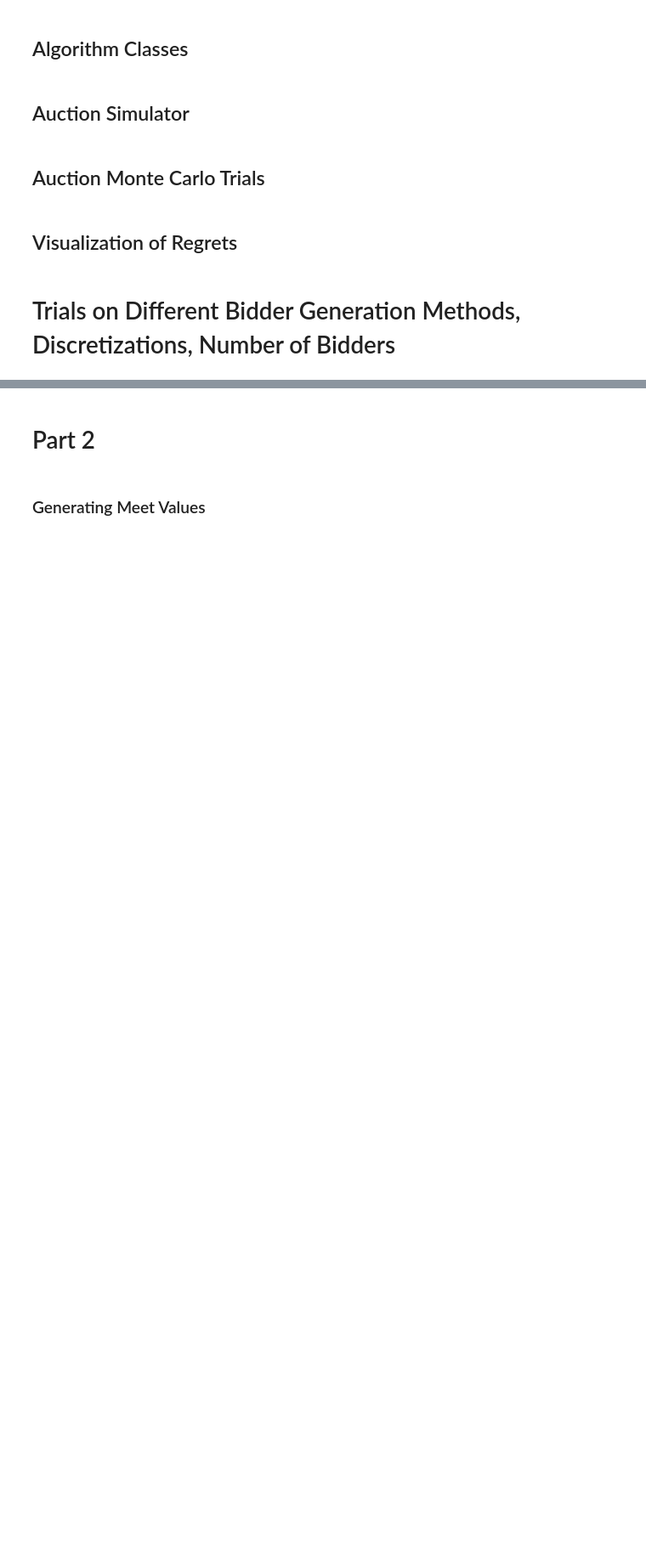
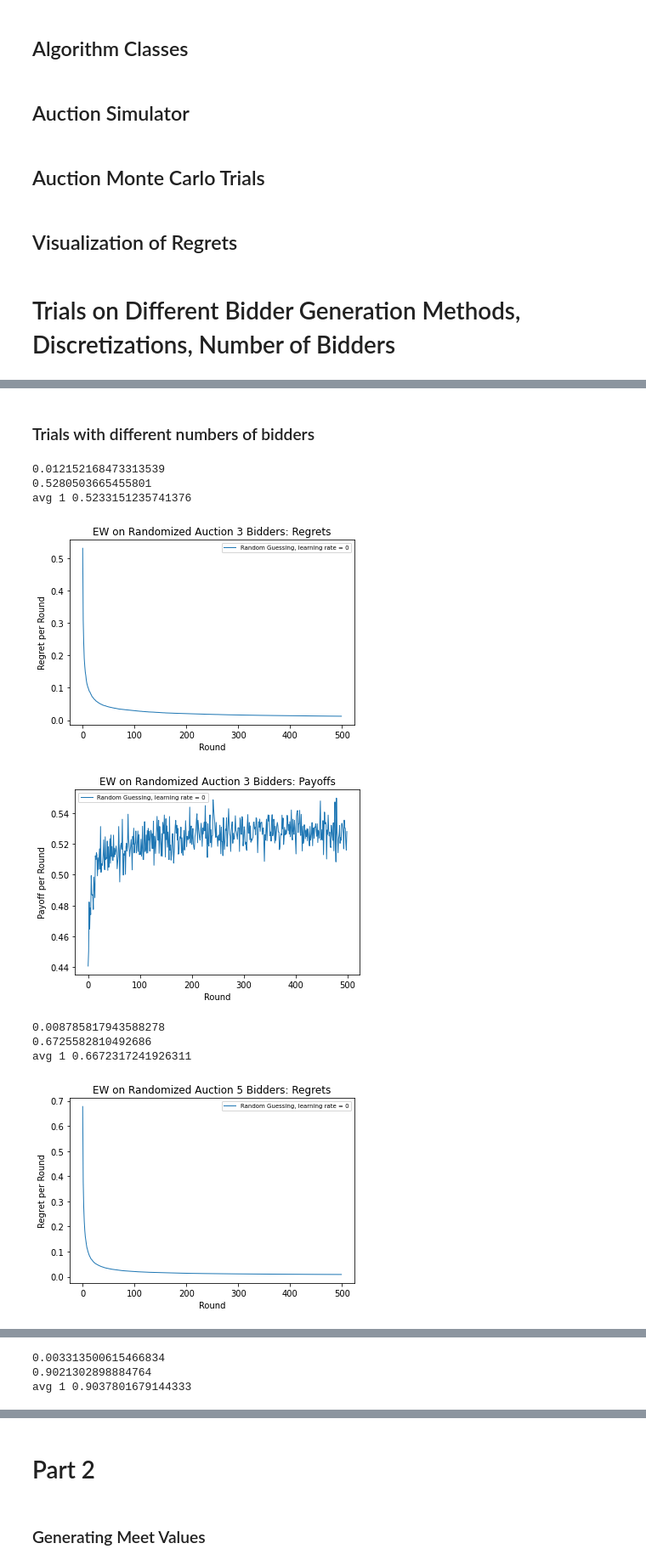
Before and after one commit to BrianGleason/online_markets_report_2, a Jupyter notebook: online_markets_r4/Report4.ipynb, the cells around one changed output, grey strips where cells are left out. Shown: that part at 85% size. Saved outputs shown, nothing was run; the diff lists cells and outputs as text; code cells hidden in the pictures; blank space fills up the shorter version.

```diff
--- a/online_markets_r4/Report4.ipynb
+++ b/online_markets_r4/Report4.ipynb
@@ -330,0 +476,76 @@ visualize_rounds(alg_payoffs, NUM_ROUNDS, 0, "demo", "EW", "Randomized Auction",
+# %% [markdown]
+### Trials with different numbers of bidders
+# %%
+# 3 bidders EW on random values
+
+num_bidders = 3
+auction_list = []
+min_payoff, max_payoff = 0, 1
+# perform 500 trials each with 500 rounds and 2 bidders
+for i in range(NUM_TRIALS):
+    auction_list.append(generate_random_bidlist(num_bidders, NUM_ROUNDS))
+price_discretization = generate_linear_discretization(1, 0.01)
+alg = ExponentialWeights(1.0, len(price_discretization))
+alg_regrets, alg_payoffs = auction_trial(alg, auction_list, NUM_ROUNDS, max_payoff, price_discretization)
+print(alg_regrets[-1])
+print(alg_payoffs[-1])
+print('avg 1', sum(alg_payoffs) / len(alg_payoffs))
+visualize_rounds(alg_regrets, NUM_ROUNDS, 0, "EW on Randomized Auction 3 Bidders: Regrets", "Random Guessing", "Randomized Auction", "Regret per Round")
+visualize_rounds(alg_payoffs, NUM_ROUNDS, 0, "EW on Randomized Auction 3 Bidders: Payoffs", "Random Guessing", "Randomized Auction", "Payoff per Round")
+
+
+num_bidders = 5
+auction_list = []
+min_payoff, max_payoff = 0, 1
+# perform 500 trials each with 500 rounds and 2 bidders
+for i in range(NUM_TRIALS):
+    auction_list.append(generate_random_bidlist(num_bidders, NUM_ROUNDS))
+price_discretization = generate_linear_discretization(1, 0.01)
+alg = ExponentialWeights(1.0, len(price_discretization))
+alg_regrets, alg_payoffs = auction_trial(alg, auction_list, NUM_ROUNDS, max_payoff, price_discretization)
+print(alg_regrets[-1])
+print(alg_payoffs[-1])
+print('avg 1', sum(alg_payoffs) / len(alg_payoffs))
+visualize_rounds(alg_regrets, NUM_ROUNDS, 0, "EW on Randomized Auction 5 Bidders: Regrets", "Random Guessing", "Randomized Auction", "Regret per Round")
+visualize_rounds(alg_payoffs, NUM_ROUNDS, 0, "EW on Randomized Auction 5 Bidders: Payoffs", "Random Guessing", "Randomized Auction", "Payoff per Round")
+
+num_bidders = 20
+auction_list = []
+min_payoff, max_payoff = 0, 1
+# perform 500 trials each with 500 rounds and 2 bidders
+for i in range(NUM_TRIALS):
+    auction_list.append(generate_random_bidlist(num_bidders, NUM_ROUNDS))
+price_discretization = generate_linear_discretization(1, 0.01)
+alg = ExponentialWeights(1.0, len(price_discretization))
+alg_regrets, alg_payoffs = auction_trial(alg, auction_list, NUM_ROUNDS, max_payoff, price_discretization)
+print(alg_regrets[-1])
+print(alg_payoffs[-1])
+print('avg 1', sum(alg_payoffs) / len(alg_payoffs))
+visualize_rounds(alg_regrets, NUM_ROUNDS, 0, "EW on Randomized Auction 20 Bidders: Regrets", "Random Guessing", "Randomized Auction", "Regret per Round")
+visualize_rounds(alg_payoffs, NUM_ROUNDS, 0, "EW on Randomized Auction 20 Bidders: Payoffs", "Random Guessing", "Randomized Auction", "Payoff per Round")
+
+
+num_bidders = 20
+auction_list = []
+min_payoff, max_payoff = 0, 1
+# perform 500 trials each with 500 rounds and 2 bidders
+for i in range(NUM_TRIALS):
+    auction_list.append(generate_random_bidlist(num_bidders, NUM_ROUNDS))
+price_discretization = generate_linear_discretization(1, 0.01)
+alg = ExponentialWeights(1.0, len(price_discretization))
+alg_regrets, alg_payoffs = auction_trial(alg, auction_list, NUM_ROUNDS, max_payoff, price_discretization)
+print(alg_regrets[-1])
+print(alg_payoffs[-1])
+print('avg 1', sum(alg_payoffs) / len(alg_payoffs))
+visualize_rounds(alg_regrets, NUM_ROUNDS, 0, "AuctionCentricEW on Randomized Auction 20 Bidders: Regrets", "Random Guessing", "Randomized Auction", "Regret per Round")
+visualize_rounds(alg_payoffs, NUM_ROUNDS, 0, "AuctinoCentricEW on Randomized Auction 20 Bidders: Payoffs", "Random Guessing", "Randomized Auction", "Payoff per Round")
+# %% [output]
+0.012152168473313539
+0.5280503665455801
+avg 1 0.5233151235741376
+[figure, added]
+[figure, added]
+0.008785817943588278
+0.6725582810492686
+avg 1 0.6672317241926311
+[figure, added]
@@ -330,0 +553,3 @@ visualize_rounds(alg_payoffs, NUM_ROUNDS, 0, "demo", "EW", "Randomized Auction",
+0.003313500615466834
+0.9021302898884764
+avg 1 0.9037801679144333
```
Also changed, not shown: parts of 9 cells of this notebook, 18 other files.
